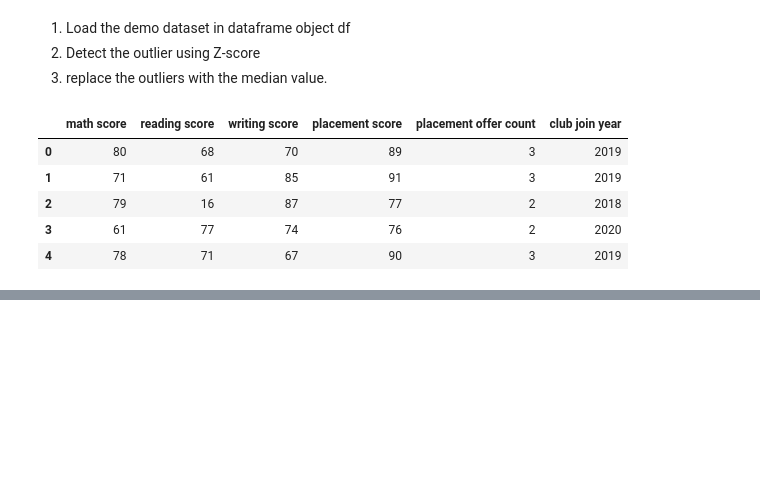
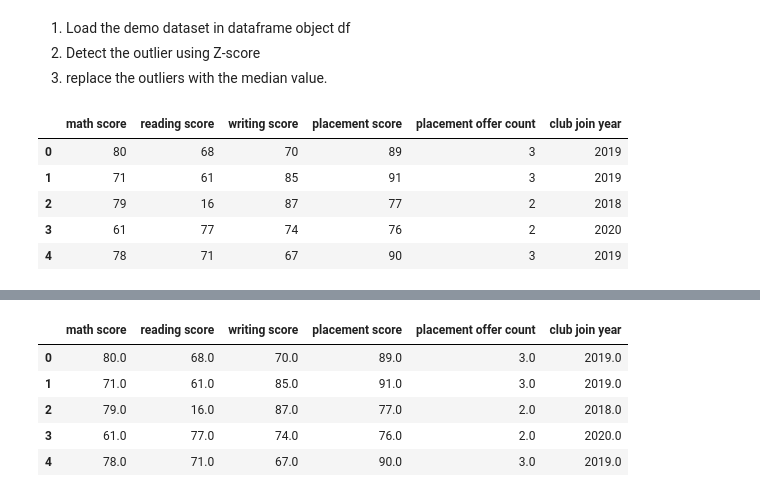
Before and after one commit to Shubham-tidke2005/dsbdal, a Jupyter notebook: 11_assig/1.ipynb, the cells around one changed output, grey strips where cells are left out. Cells and saved outputs as stored; diff of their text form; code cells hidden in the pictures; blank space fills up the shorter version.

```diff
--- a/11_assig/1.ipynb
+++ b/11_assig/1.ipynb
@@ -48,0 +31,12 @@ plt.show()
+# %%
+for col in df.columns:
+    mean = df[col].mean()
+    std = df[col].std()
+
+    z = (df[col] - mean) / std
+
+    # Step 3: Replace outliers with median
+    median = df[col].median()
+    df[col] = np.where(abs(z) > 3, median, df[col])
+
+print("\nUpdated Data (Outliers Replaced):\n", df)
@@ -48,0 +61,9 @@ plt.show()
+# %%
+df.head()
+# %% [output]
+|  | math score | reading score | writing score | placement score | placement offer count | club join year |
+| 0 | 80.0 | 68.0 | 70.0 | 89.0 | 3.0 | 2019.0 |
+| 1 | 71.0 | 61.0 | 85.0 | 91.0 | 3.0 | 2019.0 |
+| 2 | 79.0 | 16.0 | 87.0 | 77.0 | 2.0 | 2018.0 |
+| 3 | 61.0 | 77.0 | 74.0 | 76.0 | 2.0 | 2020.0 |
+| 4 | 78.0 | 71.0 | 67.0 | 90.0 | 3.0 | 2019.0 |
```
Also changed, not shown: parts of 8 cells of this notebook, 11 other files.
